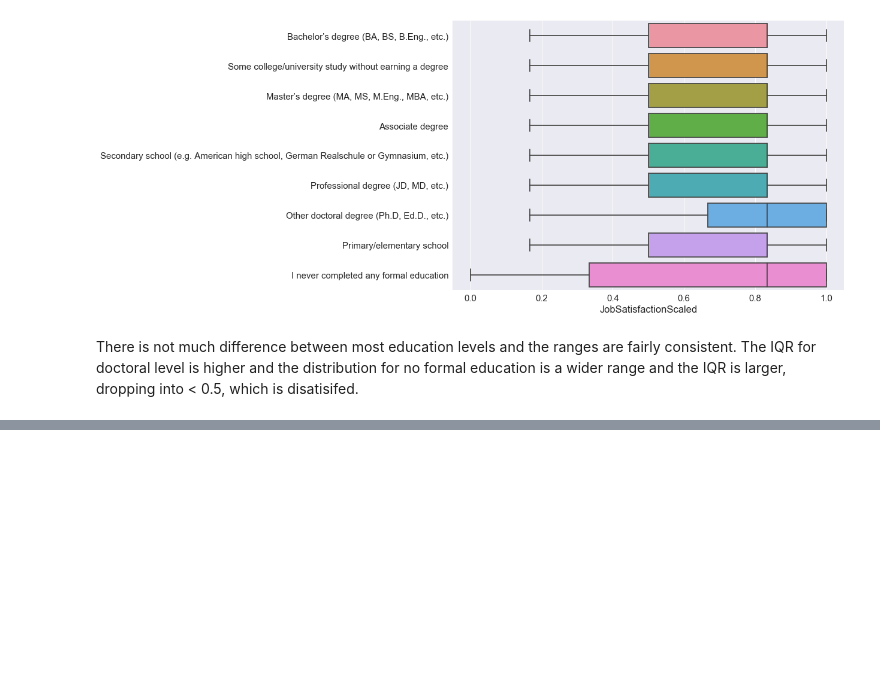
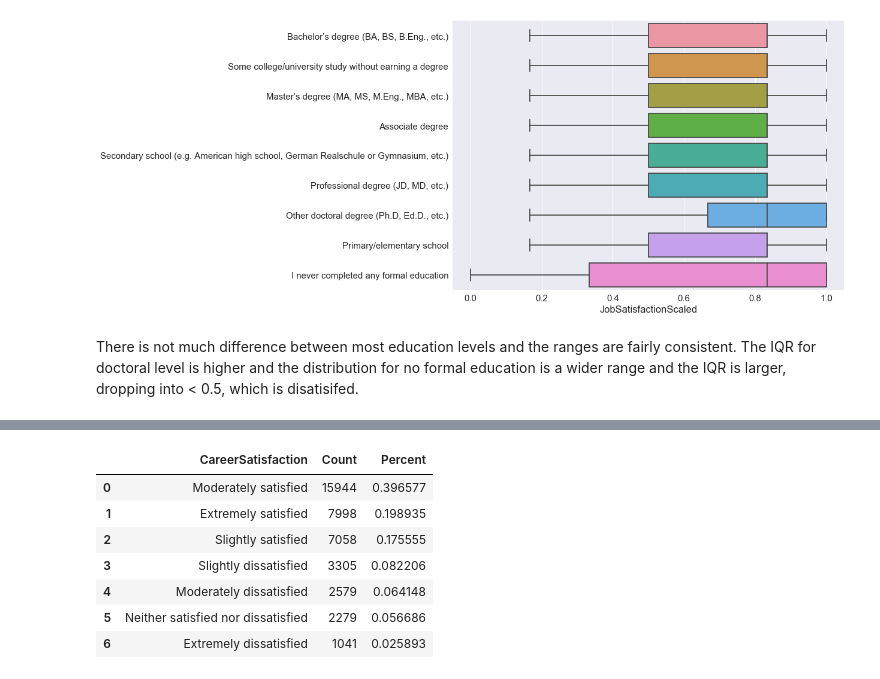
Before and after one commit to ddh4/stackoverflow-survey-analysis, a Jupyter notebook: Salary and Satisfaction in Formal Education.ipynb, the cells around one changed output, grey strips where cells are left out. Saved outputs shown, nothing was run; the diff lists cells and outputs as text; code cells hidden in the pictures; blank space fills up the shorter version.

```diff
--- a/Salary and Satisfaction in Formal Education.ipynb
+++ b/Salary and Satisfaction in Formal Education.ipynb
@@ -489,0 +493,11 @@ There is not much difference between most education levels and the ranges are fa
+# %%
+column_analysis('CareerSatisfaction', df_2018_subset)
+# %% [output]
+|  | CareerSatisfaction | Count | Percent |
+| 0 | Moderately satisfied | 15944 | 0.396577 |
+| 1 | Extremely satisfied | 7998 | 0.198935 |
+| 2 | Slightly satisfied | 7058 | 0.175555 |
+| 3 | Slightly dissatisfied | 3305 | 0.082206 |
+| 4 | Moderately dissatisfied | 2579 | 0.064148 |
+| 5 | Neither satisfied nor dissatisfied | 2279 | 0.056686 |
+| 6 | Extremely dissatisfied | 1041 | 0.025893 |
```
Also changed, not shown: parts of 8 cells of this notebook.
